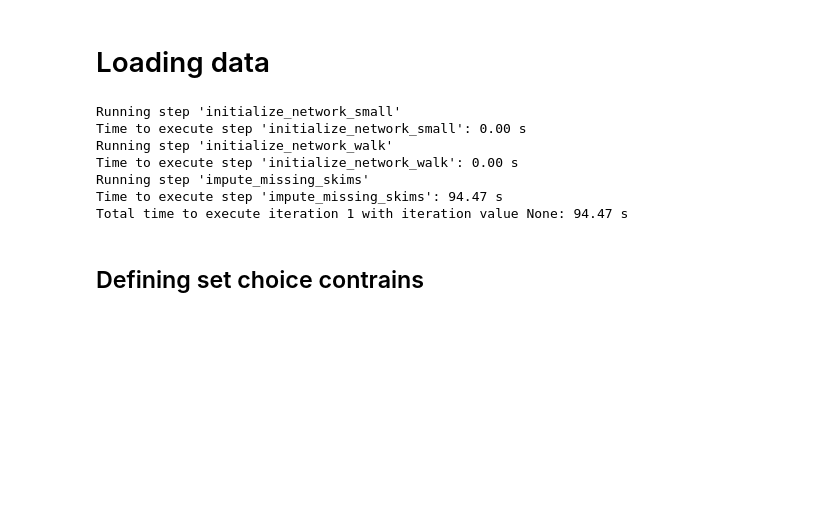
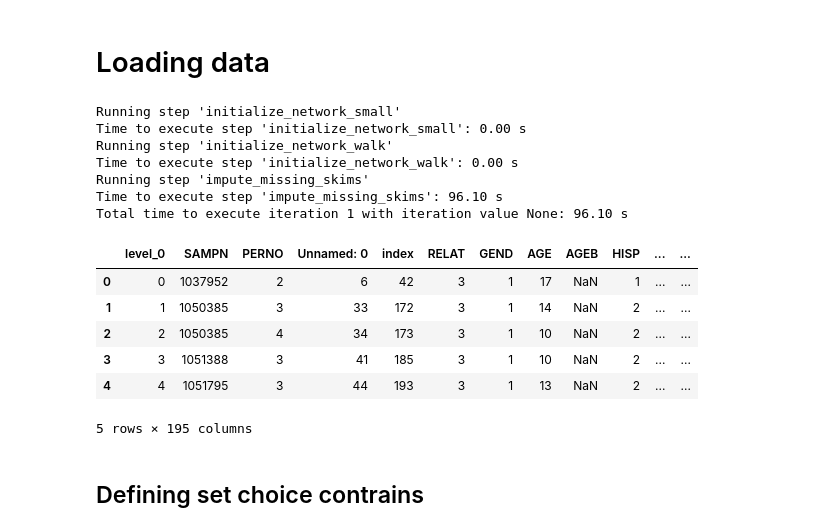
Before and after one commit to ual/ual_model_workspace, a Jupyter notebook: spring-2019-models/notebooks-amelia/SLCM_Estimation - Amelia Copy.ipynb, the cells around one changed output. Cells and saved outputs as stored; diff of their text form; code cells hidden in the pictures; blank space fills up the shorter version.

```diff
--- a/spring-2019-models/notebooks-amelia/SLCM_Estimation - Amelia Copy.ipynb
+++ b/spring-2019-models/notebooks-amelia/SLCM_Estimation - Amelia Copy.ipynb
@@ -34,14 +34,14 @@ urbansim_templates.__version__
 # %% [markdown]
 # Loading data
 # %%
-# orca.run(['initialize_network_small', 'initialize_network_walk','impute_missing_skims'])
+orca.run(['initialize_network_small', 'initialize_network_walk','impute_missing_skims'])
 # %% [output]
 Running step 'initialize_network_small'
 Time to execute step 'initialize_network_small': 0.00 s
 Running step 'initialize_network_walk'
 Time to execute step 'initialize_network_walk': 0.00 s
 Running step 'impute_missing_skims'
-Time to execute step 'impute_missing_skims': 94.47 s
-Total time to execute iteration 1 with iteration value None: 94.47 s
+Time to execute step 'impute_missing_skims': 96.10 s
+Total time to execute iteration 1 with iteration value None: 96.10 s
 # %%
 #Loading Data
@@ -54,6 +54,16 @@ schools = pd.read_csv('/home/juan/ual_model_workspace/spring-2019-models/noteboo
 
 #Preprocessing
 students = students[students.AGE <= 18]
+# %%
+students.head()
+# %% [output]
+|  | level_0 | SAMPN | PERNO | Unnamed: 0 | index | RELAT | GEND | AGE | AGEB | HISP | ... | ... |
+| 0 | 0 | 1037952 | 2 | 6 | 42 | 3 | 1 | 17 | NaN | 1 | ... | ... |
+| 1 | 1 | 1050385 | 3 | 33 | 172 | 3 | 1 | 14 | NaN | 2 | ... | ... |
+| 2 | 2 | 1050385 | 4 | 34 | 173 | 3 | 1 | 10 | NaN | 2 | ... | ... |
+| 3 | 3 | 1051388 | 3 | 41 | 185 | 3 | 1 | 10 | NaN | 2 | ... | ... |
+| 4 | 4 | 1051795 | 3 | 44 | 193 | 3 | 1 | 13 | NaN | 2 | ... | ... |
+5 rows × 195 columns
 # %%
 #Adding list of grades offered by each school
 list_grades = []
```
Also changed, not shown: parts of 1 cell of this notebook.
